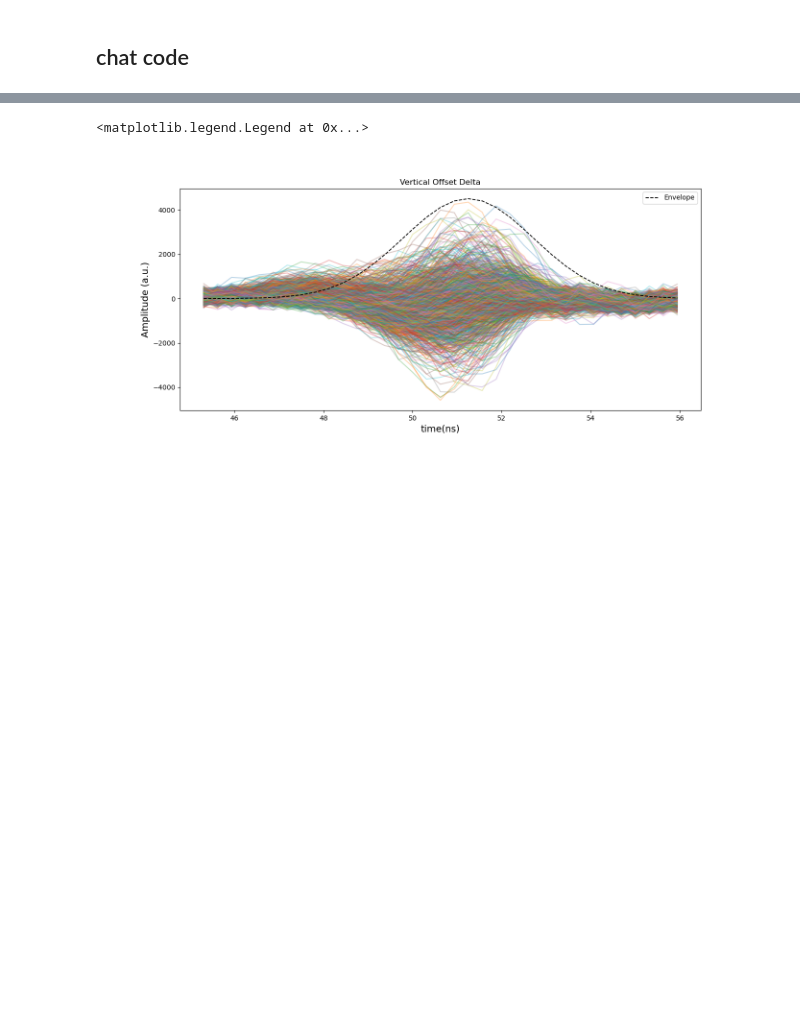
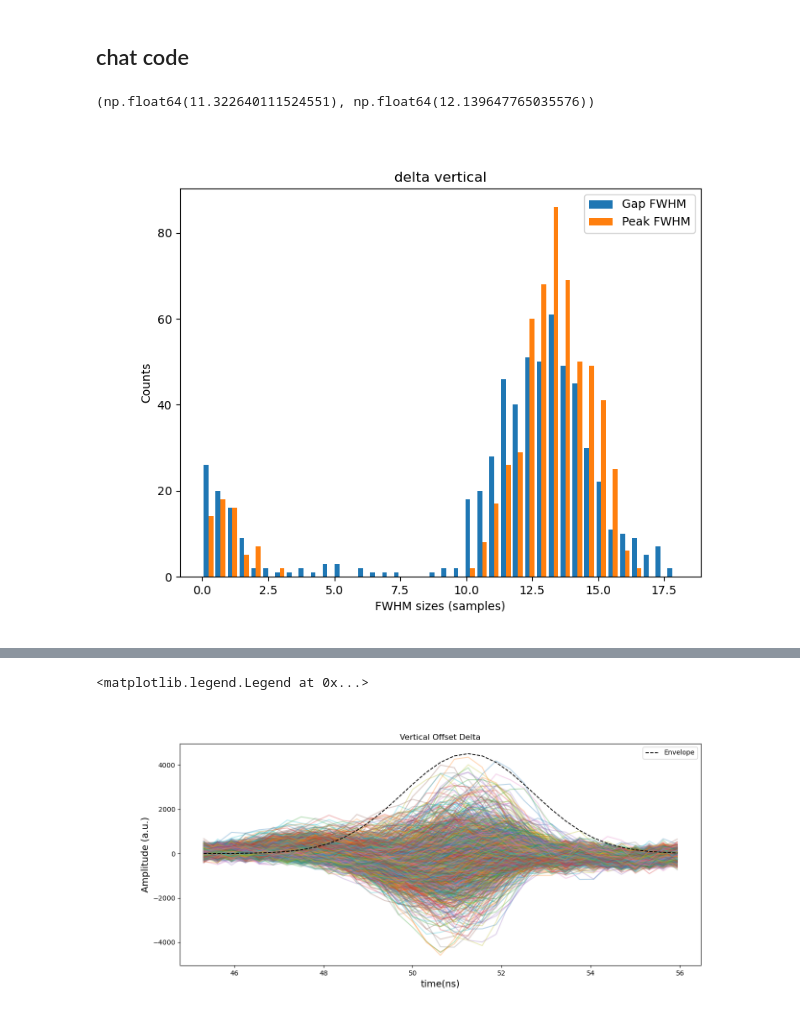
Before and after one commit to frastra2004/SPS_TMCI, a Jupyter notebook: beam_RMS_SPS.ipynb, the cells around one changed output, grey strips where cells are left out. Saved outputs shown, nothing was run; the diff lists cells and outputs as text; code cells hidden in the pictures; blank space fills up the shorter version.

```diff
--- a/beam_RMS_SPS.ipynb
+++ b/beam_RMS_SPS.ipynb
@@ -117,17 +67,0 @@ print(mean_bunch2)
-# %%
-half_min = (min_bunch[0])/2
-half_max = (max_bunch[0])/2
-half_min
-# %%
-for idx, x in enumerate(bunch):
-    if x <= half_min:
-        c1 = idx
-        break
-
-for idx, x in enumerate(bunch):
-    if x >= half_min and idx > c1:
-        c2 = idx
-        break
-
-print(c2-c1)
-print(c1, c2)
@@ -411,11 +172,18 @@ def compute_fwhms(up_split_bunches):
 
     return gap_FWHMs, peak_FWHMs
 # %%
-gap_FWHMs, peak_FWHMs = compute_fwhms(vert_delta_split)
+gap_FWHMs, peak_FWHMs = compute_fwhms(vert_delta_split[:600,:])
 np.mean(gap_FWHMs), np.mean(peak_FWHMs)
+# %% [output]
+(np.float64(11.322640111524551), np.float64(12.139647765035576))
 # %%
+%matplotlib widget
+plt.figure(figsize=(8,6))
 hist= plt.hist([gap_FWHMs,peak_FWHMs], bins=40, label=['Gap FWHM','Peak FWHM'])
-plt.title('sigma-delta vertical')
+plt.title('delta vertical')
 plt.xlabel('FWHM sizes (samples)')
 plt.ylabel('Counts')
 plt.legend()
+plt.show()
+# %% [output]
+[figure, added]
```
Also changed, not shown: parts of 36 cells of this notebook, 5 other files.
